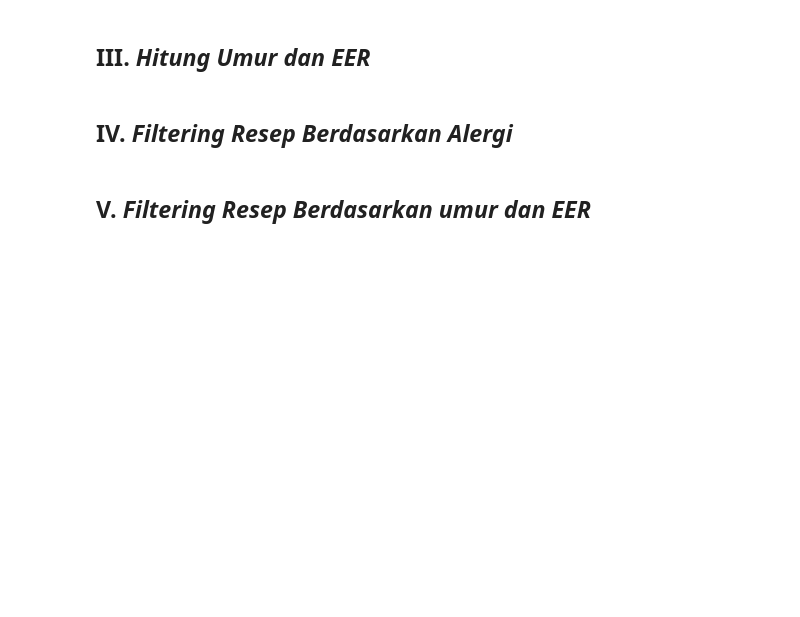
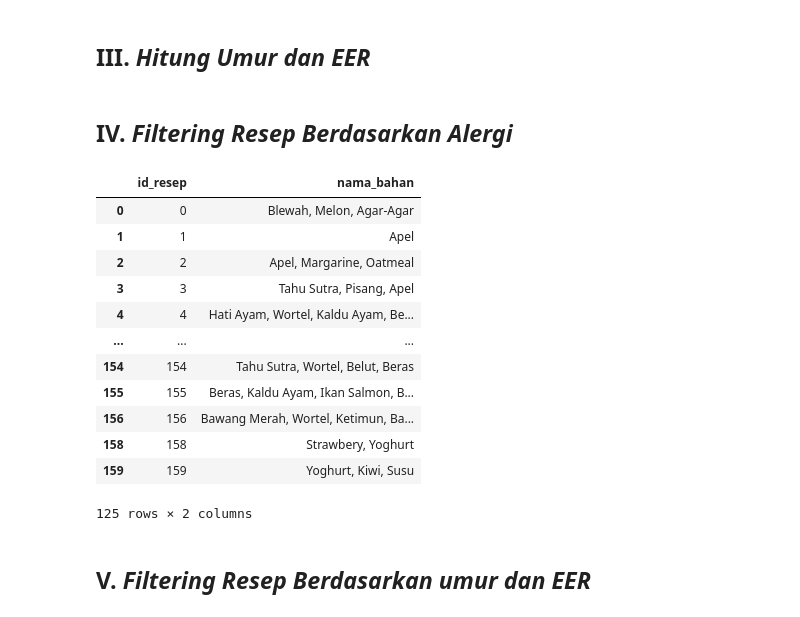
Before and after one commit to fathur666/SIMPASI, a Jupyter notebook: SIMPASI_MODEL.ipynb, the cells around one changed output. Saved outputs shown, nothing was run; the diff lists cells and outputs as text; code cells hidden in the pictures; blank space fills up the shorter version.

Commit message:
Create tfrs model, retrieval model, and filtering function with allergies

```diff
--- a/SIMPASI_MODEL.ipynb
+++ b/SIMPASI_MODEL.ipynb
@@ -170,7 +278,7 @@ print(ingredient_name(1))
 Agar Laut
 # %%
 #Bahan Alergi Umum: Susu, Telur Ayam, Telur Bebek, Kacang Tanah, Kacang Kedelai, Udang, Kerang, Cumi-Cumi, Tepung Beras, Roti, Daging Sapi, Pisang, Alpukat
-tes_bahan = [319, 334, 336, 199, 195, 356, 102, 223, 341, 298, 112, 290, 3]
+tes_bahan = ["Susu", "Telur Ayam", "Telur Bebek", "Kacang Tanah", "Kacang Kedelai", "Udang", "Kerang", "Cumi-Cumi", "Tepung Beras", "Roti Tawar", "Daging Sapi", "Pisang", "Alpukat"]
 jumlah_tes = 8
 alergi = []
 tidak_suka = []
@@ -184,9 +292,8 @@ tes_bahan_random = random.sample(tes_bahan, jumlah_tes)
 print("Pilih Suka/Tidak Suka/Alergi/Tidak Tahu Pada Bahan Yang Ditampilkan")
 print("Ketik 1 = Suka, 2 = Tidak Suka, 3 = Alergi, 4 = Tidak Tahu")
 for i in range(len(tes_bahan_random)):
-  nama_bahan = ingredient_name(tes_bahan_random[i])
 
-  x = int(input(nama_bahan + ": "))
+  x = int(input(tes_bahan_random[i] + ": "))
 
   if x == 2:
     tidak_suka.append(tes_bahan_random[i])
@@ -196,6 +303,11 @@ for i in range(len(tes_bahan_random)):
     tidak_tahu.append(tes_bahan_random[i])
   elif x == 1:
     suka.append(tes_bahan_random[i])
+
+print(tidak_suka)
+print(suka)
+print(tidak_tahu)
+print(alergi)
 # %% [output]
 Pilih Suka/Tidak Suka/Alergi/Tidak Tahu Pada Bahan Yang Ditampilkan
 Ketik 1 = Suka, 2 = Tidak Suka, 3 = Alergi, 4 = Tidak Tahu
@@ -247,6 +370,31 @@ eer = eerCalculator(tahun, bulan, hari, berat_badan)
 print("Kebutuhan energi harianmu: {0} - {1} Joule".format(int(eer*0.9), int(eer*1.1)))
 # %% [markdown]
 ## IV. *Filtering Resep Berdasarkan Alergi*
+# %%
+#pattern = '|'.join(alergi)
+pattern = '|'.join([f'(?i){bahan_alergi}' for bahan_alergi in suka])
+#frame.a.str.contains(pattern)
+#for i in alergi:
+  #mask = (komposisi['nama_bahan'] == 'Agar-Agar')
+bahan = ["Apel"]
+#mask = komposisi['nama_bahan'].isin(bahan)
+  #mask = menu_filter.loc[menu_filter['nama_bahan'] != i]
+mask = komposisi.nama_bahan.str.contains(pattern)
+komposisi[~mask]
+# %% [output]
+|  | id_resep | nama_bahan |
+| 0 | 0 | Blewah, Melon, Agar-Agar |
+| 1 | 1 | Apel |
+| 2 | 2 | Apel, Margarine, Oatmeal |
+| 3 | 3 | Tahu Sutra, Pisang, Apel |
+| 4 | 4 | Hati Ayam, Wortel, Kaldu Ayam, Be... |
+| ... | ... | ... |
+| 154 | 154 | Tahu Sutra, Wortel, Belut, Beras |
+| 155 | 155 | Beras, Kaldu Ayam, Ikan Salmon, B... |
+| 156 | 156 | Bawang Merah, Wortel, Ketimun, Ba... |
+| 158 | 158 | Strawbery, Yoghurt |
+| 159 | 159 | Yoghurt, Kiwi, Susu |
+125 rows × 2 columns
 # %% [markdown]
 ## V. *Filtering Resep Berdasarkan umur dan EER*
 # %% [markdown]
```
Also changed, not shown: parts of 14 cells of this notebook.
